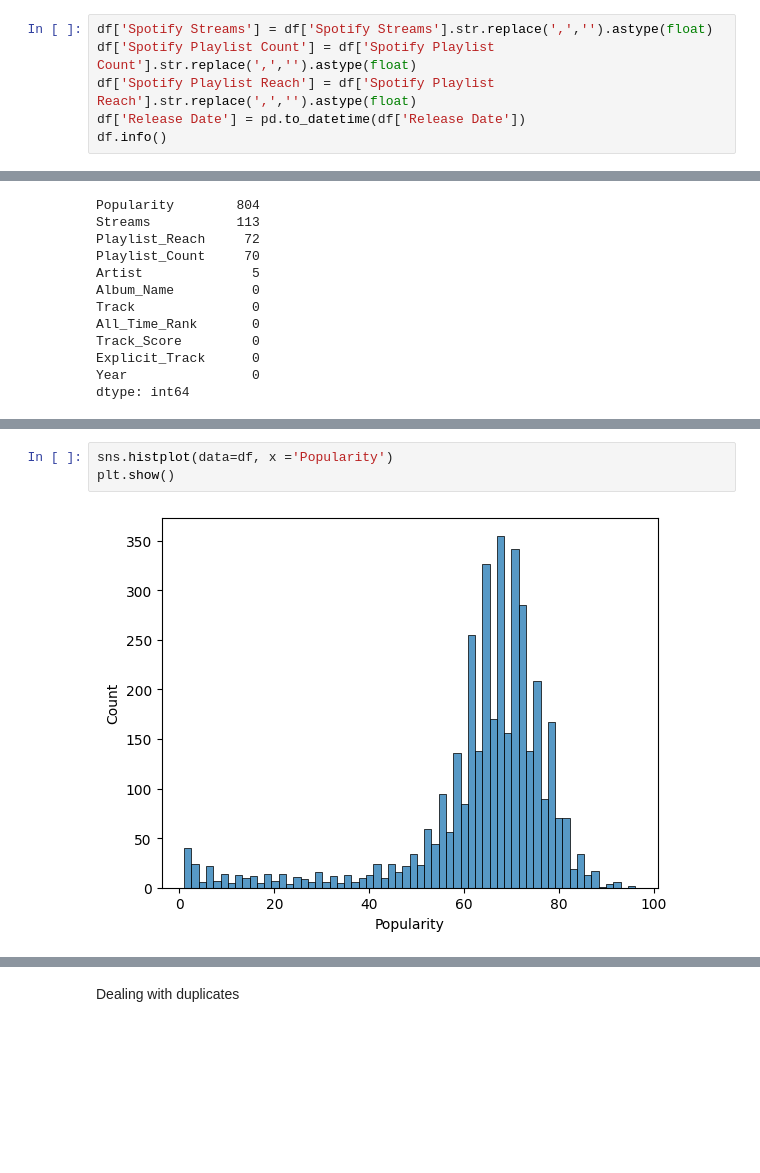
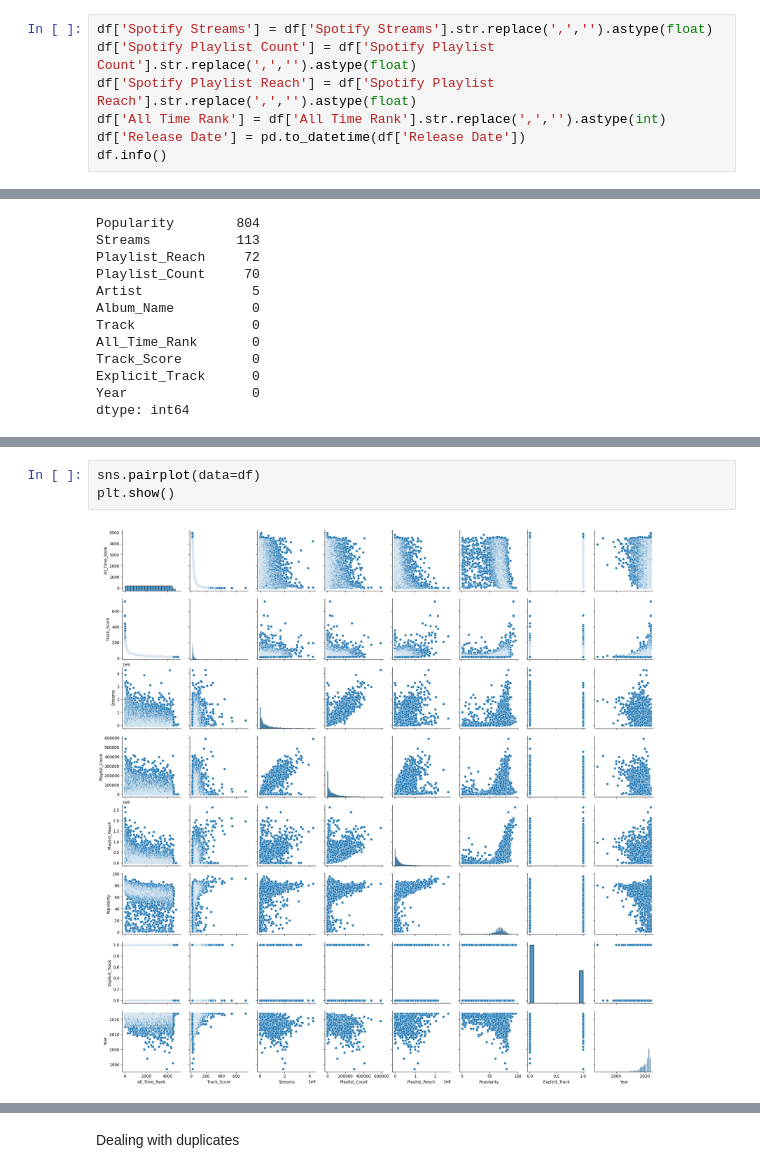
Before and after one commit to mfachrizalg/Tugas-2-Data-Preprocessing, a Jupyter notebook: spotify_2024_preprocessing.ipynb, the cells around one changed output, grey strips where cells are left out. Drawn from its saved outputs; the diff is of its cells as text; blank space fills up the shorter version.

Commit message:
feat: data visualization

```diff
--- a/spotify_2024_preprocessing.ipynb
+++ b/spotify_2024_preprocessing.ipynb
@@ -48,6 +102,7 @@ Spotify Streams, Spotify PLaylist Count, Spotify Playlist Reach, and Release Dat
 df['Spotify Streams'] = df['Spotify Streams'].str.replace(',','').astype(float)
 df['Spotify Playlist Count'] = df['Spotify Playlist Count'].str.replace(',','').astype(float)
 df['Spotify Playlist Reach'] = df['Spotify Playlist Reach'].str.replace(',','').astype(float)
+df['All Time Rank'] = df['All Time Rank'].str.replace(',','').astype(int)
 df['Release Date'] = pd.to_datetime(df['Release Date'])
 df.info()
 # %% [output]
@@ -139,5 +198,5 @@ df.describe()
 # %%
-sns.histplot(data=df, x ='Popularity')
+sns.pairplot(data=df)
 plt.show()
 # %% [output]
-[figure, old version]
+[figure, new version]
```
Also changed, not shown: parts of 90 cells of this notebook.
